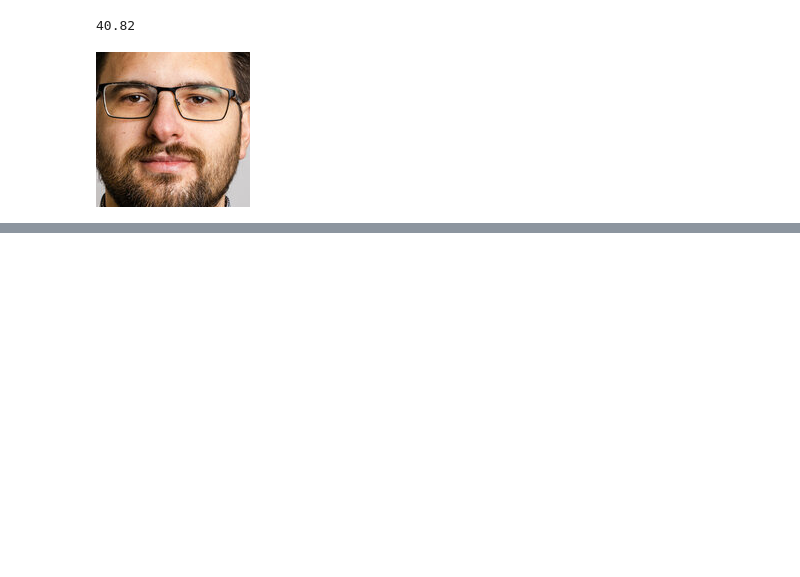
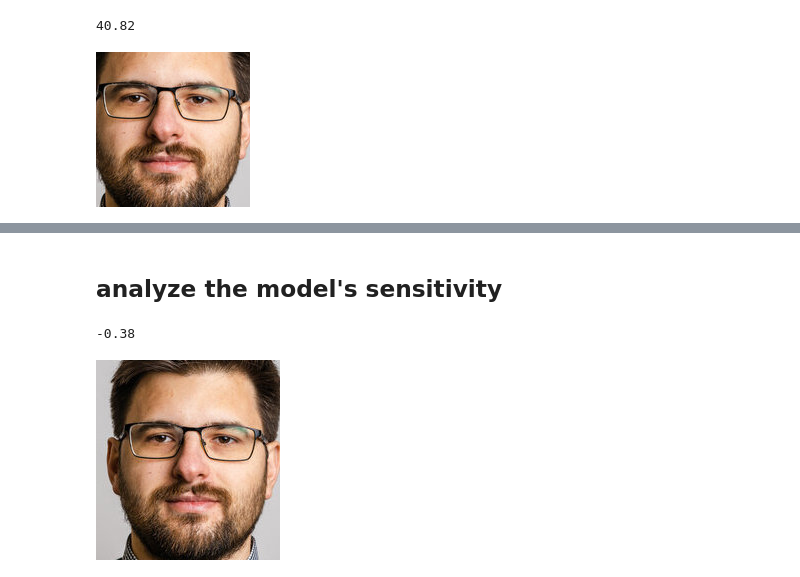
Before and after one commit to Amir-Hofo/Age_Gender_Race_Estimation_with_Resnet, a Jupyter notebook: Age_Gender_Race_Estimation_with_Resnet50.ipynb, the cells around one changed output, grey strips where cells are left out. Cells and saved outputs as stored; diff of their text form; code cells hidden in the pictures; blank space fills up the shorter version.

```diff
--- a/Age_Gender_Race_Estimation_with_Resnet50.ipynb
+++ b/Age_Gender_Race_Estimation_with_Resnet50.ipynb
@@ -710,0 +757,14 @@ img
+# %% [markdown]
+## analyze the model's sensitivity
+# %%
+img= Image.open(os.path.join(drive_path, 'test_image_1.jpeg')).convert('RGB')
+img_tensor= test_transform(img).unsqueeze(0)
+
+with torch.inference_mode():
+  predicted_age= model(img_tensor.to(device)).item()
+
+print(f'{predicted_age:.2f}')
+img
+# %% [output]
+-0.38
+[figure, added]
```
Also changed, not shown: parts of 26 cells of this notebook, 2 other files.
